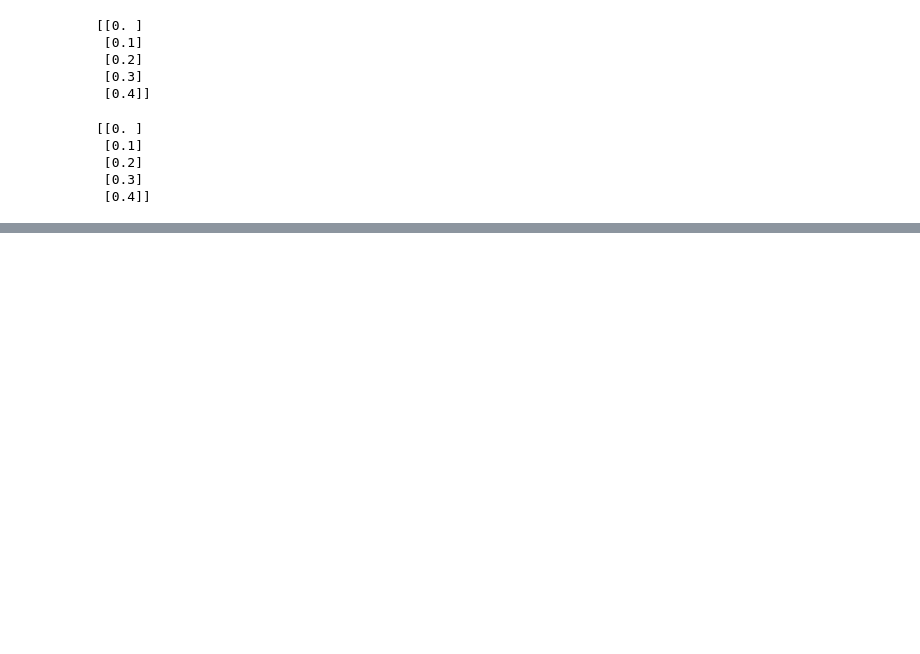
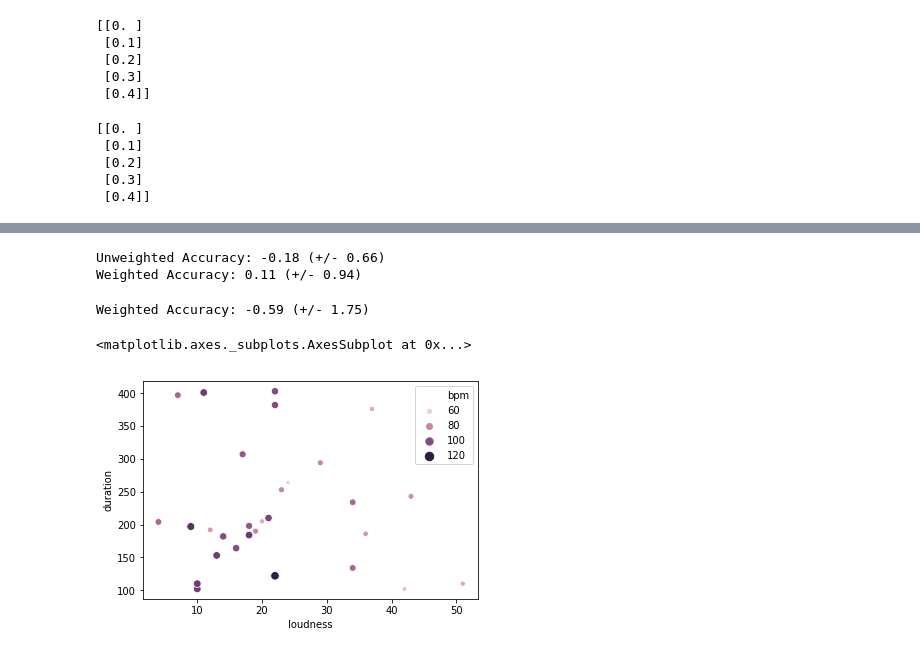
Before and after one commit to cbevis/U3_L1_KNN, a Jupyter notebook: U3_L1_P3_KNN_Regression.ipynb, the cells around one changed output, grey strips where cells are left out. Drawn from its saved outputs; the diff is of its cells as text; code cells hidden in the pictures; blank space fills up the shorter version.

```diff
--- a/U3_L1_P3_KNN_Regression.ipynb
+++ b/U3_L1_P3_KNN_Regression.ipynb
@@ -45,0 +79,28 @@ print(T2[0:5])
+# %%
+# Use cross-valiation to verify model
+
+from sklearn.model_selection import cross_val_score
+score = cross_val_score(knn, X, Y, cv=5)
+print("Unweighted Accuracy: %0.2f (+/- %0.2f)" % (score.mean(), score.std() * 2))
+score_w = cross_val_score(knn_w, X, Y, cv=5)
+print("Weighted Accuracy: %0.2f (+/- %0.2f)" % (score_w.mean(), score_w.std() * 2))
+# %% [output]
+Unweighted Accuracy: -0.18 (+/- 0.66)
+Weighted Accuracy: 0.11 (+/- 0.94)
+# %%
+# Try adding a variable and see if model improves
+
+# Run the same model, this time with weights.
+knn_w = neighbors.KNeighborsRegressor(n_neighbors=3, weights='distance')
+X_all = music[['loudness', 'duration']]
+Y = music.bpm
+knn_w.fit(X_all, Y)
+score_w = cross_val_score(knn_w, X_all, Y, cv=5)
+print("Weighted Accuracy: %0.2f (+/- %0.2f)" % (score_w.mean(), score_w.std() * 2))
+# %% [output]
+Weighted Accuracy: -0.59 (+/- 1.75)
+# %%
+sns.scatterplot('loudness', 'duration', data=music, size='bpm', hue='bpm')
+# %% [output]
+<matplotlib.axes._subplots.AxesSubplot at 0x...>
+[figure, added]
```
Also changed, not shown: parts of 3 cells of this notebook.
